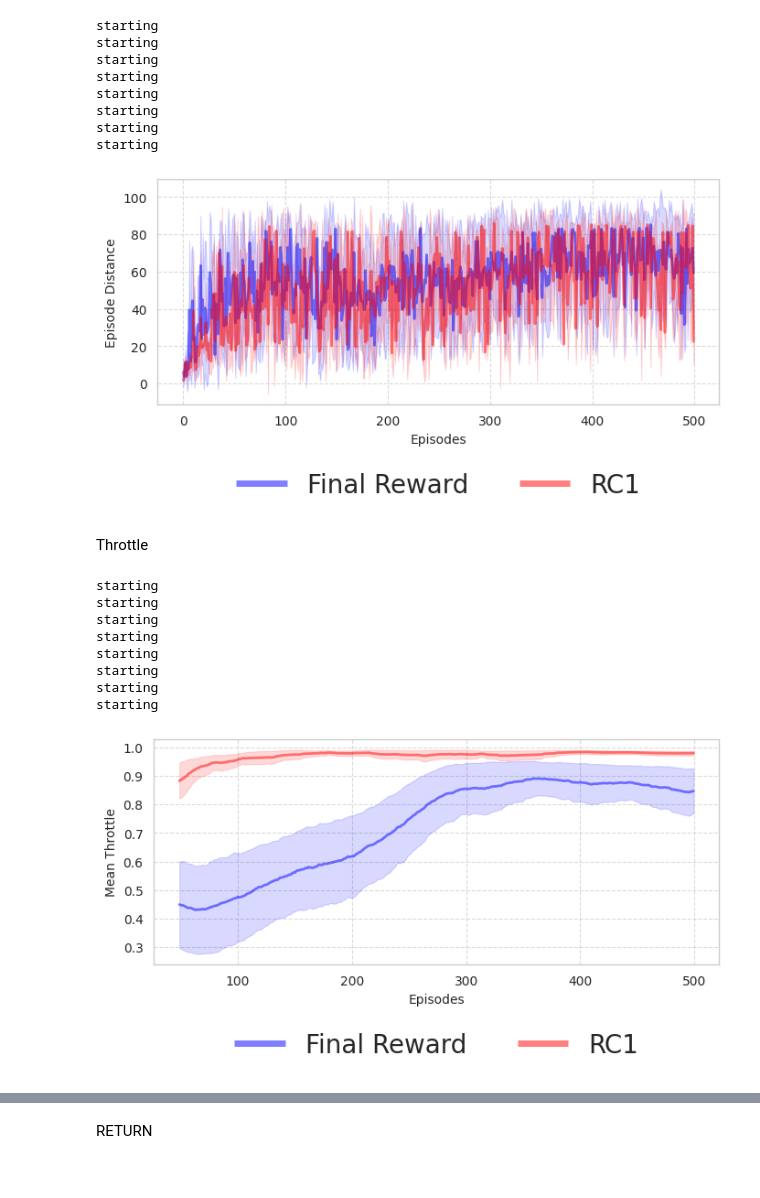
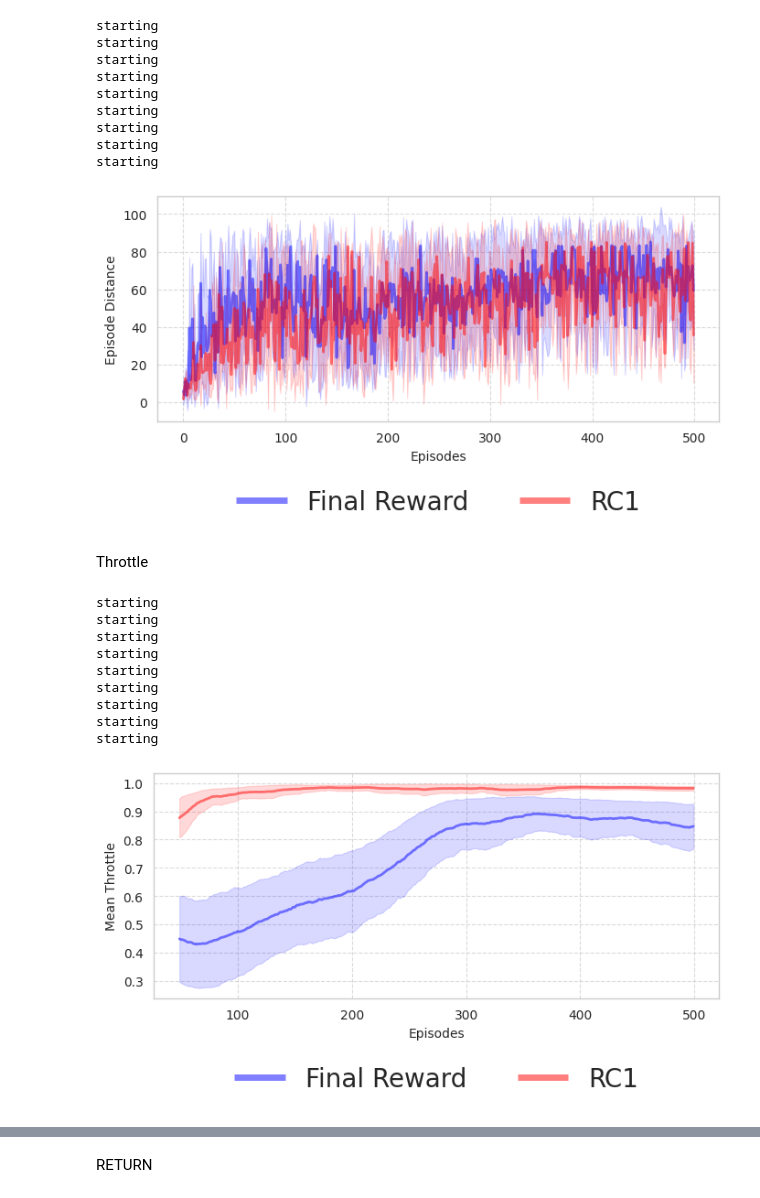
Before and after one commit to shilpa2301/QRSAC, a Jupyter notebook: debug_plots/debug_plots_combined.ipynb, the cells around one changed output, grey strips where cells are left out. Saved outputs shown, nothing was run; the diff lists cells and outputs as text; code cells hidden in the pictures.

```diff
--- a/debug_plots/debug_plots_combined.ipynb
+++ b/debug_plots/debug_plots_combined.ipynb
@@ -138,35 +138,36 @@ for idx in range(1,6):
     # log_file_path = f"/home/smukh039/work/QRSAC/debug_logs_to_plot/generated_track/debug_{env_type}_{reward_type}_{log_num}.log"
     returns_1.append(get_returns(reward_type, log_num, env_type, log_file_path)) #[:100])
 returns_r1_mean = np.mean(returns_1, axis=0)
 returns_r1_std = np.std(returns_1, axis=0)
 
 returns_2 = []
-for idx in range(1,4):
+for idx in range(1,5):
     reward_type = "rew3"
     # env_type = "track"
     env_type = "road"
     log_num = str(idx)
     log_file_path = f"/home/smukh039/work/QRSAC/debug_logs_to_plot/generated_road/debug_{env_type}_{reward_type}_{log_num}.log"
     # log_file_path = f"/home/smukh039/work/QRSAC/debug_logs_to_plot/generated_track/debug_{env_type}_{reward_type}_{log_num}.log"
     returns_2.append(get_returns(reward_type, log_num, env_type, log_file_path)) #[:100])
 returns_r2_mean = np.mean(returns_2, axis=0)
 returns_r2_std = np.std(returns_2, axis=0)
 
 WIN_SIZE=1
 means_r1, stds_r1 = smoothen(returns_r1_mean, WIN_SIZE), smoothen(returns_r1_std, WIN_SIZE)
 means_r2, stds_r2 = smoothen(returns_r2_mean, WIN_SIZE), smoothen(returns_r2_std, WIN_SIZE)
 means, stds = (means_r1, means_r2), (stds_r1, stds_r2)
 generate_plot(means, stds, "result_plot")
 # %% [output]
 starting
 starting
 starting
 starting
 starting
 starting
 starting
 starting
+starting
-[figure, old version]
+[figure, new version]
 # %% [markdown]
 Throttle
 # %%
@@ -280,7 +281,7 @@ returns_r1_mean = np.mean(returns_1, axis=0)
 returns_r1_std = np.std(returns_1, axis=0)
 
 returns_2 = []
-for idx in range(1,4):
+for idx in range(1,5):
     reward_type = "rew3"
     # env_type = "track"
     env_type = "road"
@@ -305,6 +306,7 @@ starting
 starting
 starting
 starting
+starting
 [figure]
 # %%
 import re
```
Also changed, not shown: parts of 41 cells of this notebook, 19 other files.
